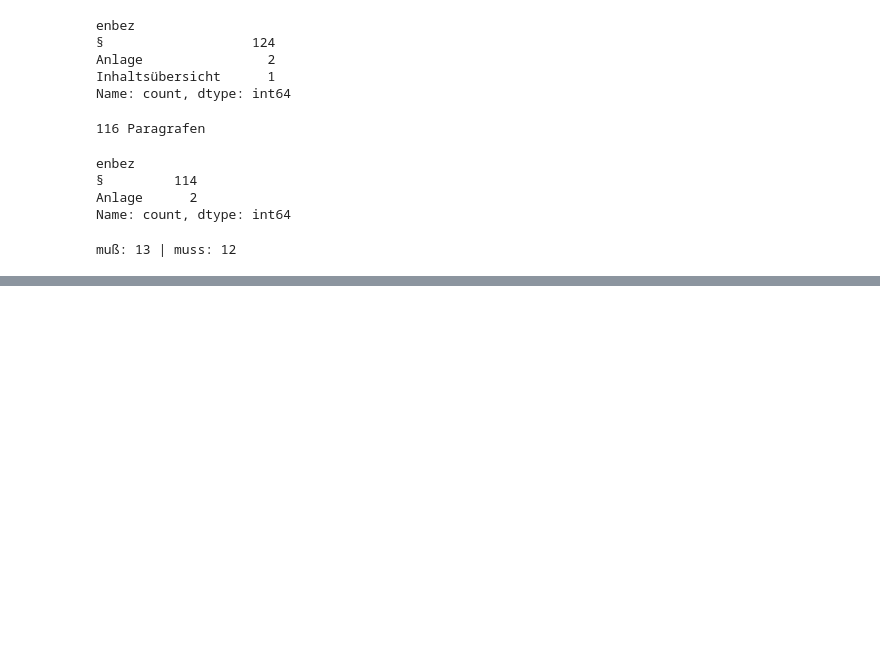
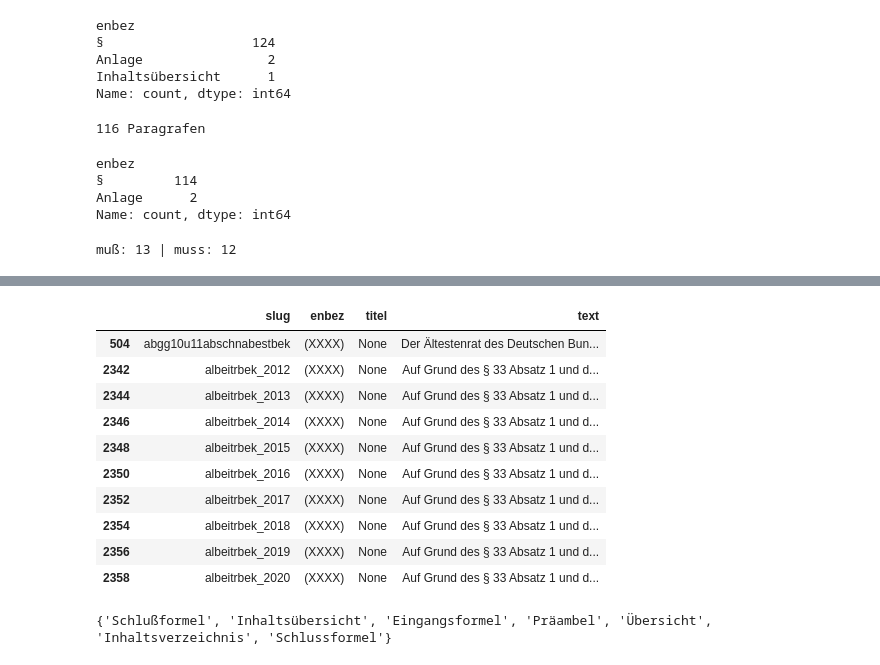
Before and after one commit to pfeifer99/german-law-obligations, a Jupyter notebook: 01_explore.ipynb, the cells around one changed output, grey strips where cells are left out. Cells and saved outputs as stored; diff of their text form; code cells hidden in the pictures; blank space fills up the shorter version.

Commit message:
Parse full corpus of federal laws

```diff
--- a/01_explore.ipynb
+++ b/01_explore.ipynb
@@ -222,6 +222,7 @@ def parse_law(xml_path, slug=None):
             "slug": slug,
             "jurabk": norm.findtext("metadaten/jurabk"),
             "enbez": enbez.strip(),
+            "typ": enbez.strip().split()[0],
             "titel": norm.findtext("metadaten/titel"),
             "text": text,
         })
@@ -244,0 +285,24 @@ muß: 13 | muss: 12
+# %%
+from tqdm import tqdm
+
+law_dirs = sorted(p for p in (DATA / "laws").iterdir() if p.is_dir())
+print(len(law_dirs), "Gesetze bisher heruntergeladen")
+
+frames, problems = [], []
+for d in tqdm(law_dirs):
+    xmls = list(d.glob("*.xml"))
+    if not xmls:
+        problems.append((d.name, "keine XML-Datei"))
+        continue
+    try:
+        frames.append(parse_law(xmls[0], d.name))
+    except Exception as e:
+        problems.append((d.name, repr(e)))
+
+corpus = pd.concat(frames, ignore_index=True)
+ohne_paragrafen = sorted(set(d.name for d in law_dirs) - set(corpus["slug"]))
+
+print("Gesetze mit Paragrafen:", corpus["slug"].nunique())
+print("Gesetze ohne Paragrafen:", len(ohne_paragrafen))
+print("Paragrafen gesamt:", len(corpus))
+print("Probleme:", len(problems))
@@ -244,0 +335,14 @@ muß: 13 | muss: 12
+# %%
+corpus.loc[corpus["typ"] == "(XXXX)", ["slug", "enbez", "titel", "text"]].head(10)
+# %% [output]
+|  | slug | enbez | titel | text |
+| 504 | abgg10u11abschnabestbek | (XXXX) | None | Der Ältestenrat des Deutschen Bun... |
+| 2342 | albeitrbek_2012 | (XXXX) | None | Auf Grund des § 33 Absatz 1 und d... |
+| 2344 | albeitrbek_2013 | (XXXX) | None | Auf Grund des § 33 Absatz 1 und d... |
+| 2346 | albeitrbek_2014 | (XXXX) | None | Auf Grund des § 33 Absatz 1 und d... |
+| 2348 | albeitrbek_2015 | (XXXX) | None | Auf Grund des § 33 Absatz 1 und d... |
+| 2350 | albeitrbek_2016 | (XXXX) | None | Auf Grund des § 33 Absatz 1 und d... |
+| 2352 | albeitrbek_2017 | (XXXX) | None | Auf Grund des § 33 Absatz 1 und d... |
+| 2354 | albeitrbek_2018 | (XXXX) | None | Auf Grund des § 33 Absatz 1 und d... |
+| 2356 | albeitrbek_2019 | (XXXX) | None | Auf Grund des § 33 Absatz 1 und d... |
+| 2358 | albeitrbek_2020 | (XXXX) | None | Auf Grund des § 33 Absatz 1 und d... |
@@ -244,0 +384,4 @@ muß: 13 | muss: 12
+# %%
+print(SKIP)
+# %% [output]
+{'Schlußformel', 'Inhaltsübersicht', 'Eingangsformel', 'Präambel', 'Übersicht', 'Inhaltsverzeichnis', 'Schlussformel'}
```
Also changed, not shown: parts of 10 cells of this notebook.
